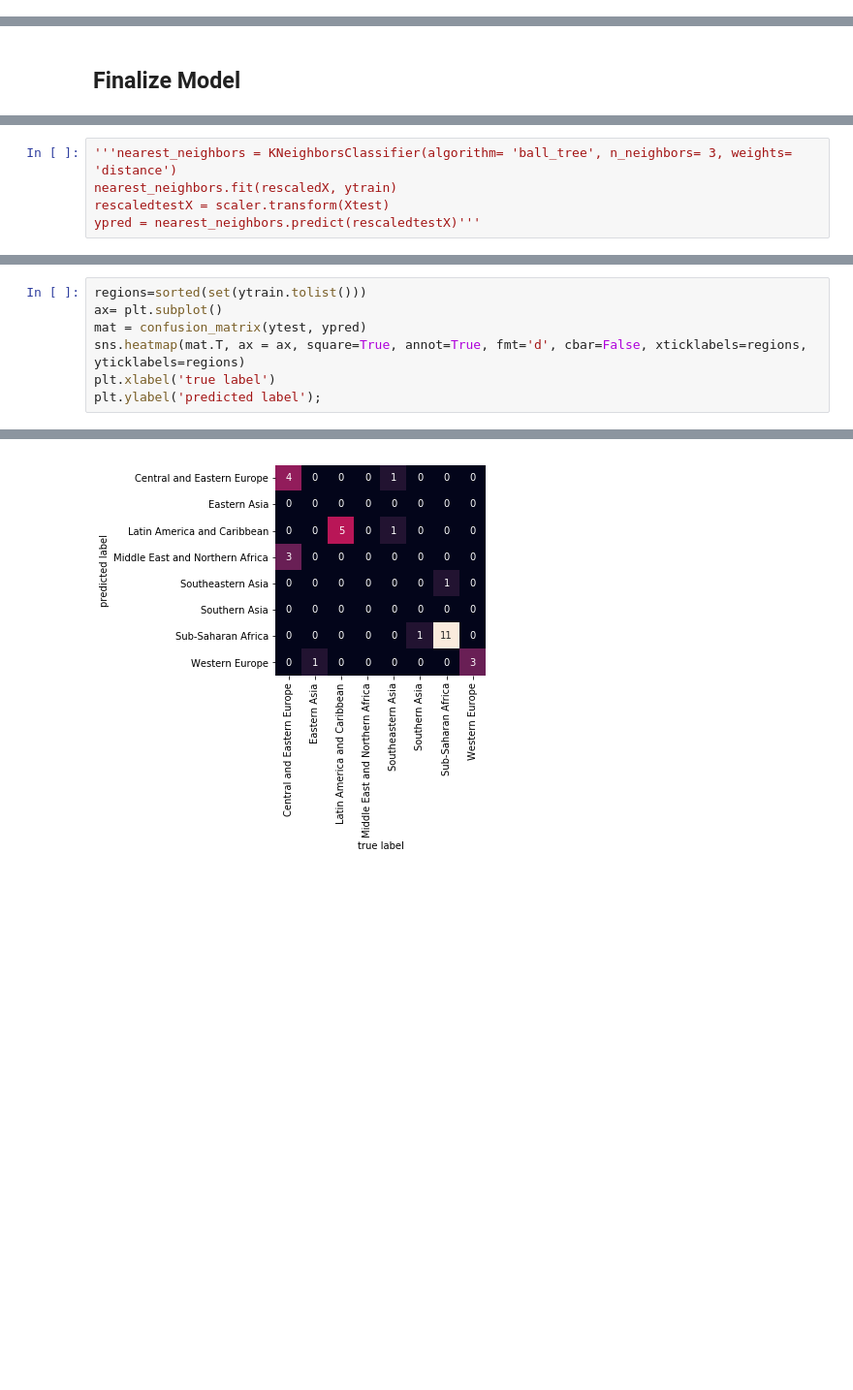
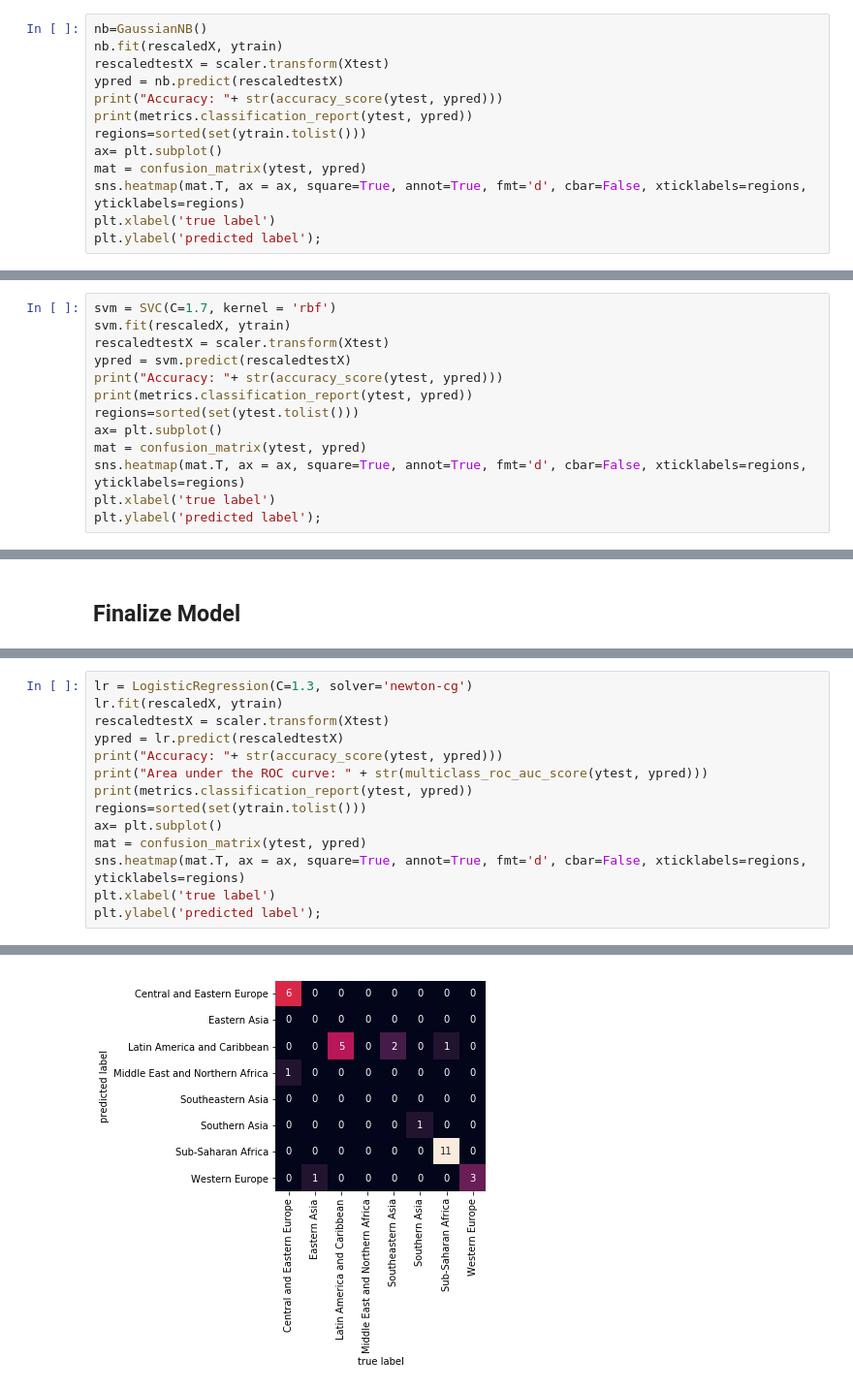
Before and after one commit to fsssa-iscteiulpt/FCD, a Jupyter notebook: Machine Learning FCD.ipynb, the cells around one changed output, grey strips where cells are left out. Shown at 97% size. Saved outputs shown, nothing was run; the diff lists cells and outputs as text; blank space fills up the shorter version.

```diff
--- a/Machine Learning FCD.ipynb
+++ b/Machine Learning FCD.ipynb
@@ -334,0 +460,13 @@ Best: 0.674797 using {'algorithm': 'ball_tree', 'n_neighbors': 3, 'weights': 'di
+# %%
+nb=GaussianNB()
+nb.fit(rescaledX, ytrain)
+rescaledtestX = scaler.transform(Xtest)
+ypred = nb.predict(rescaledtestX)
+print("Accuracy: "+ str(accuracy_score(ytest, ypred)))
+print(metrics.classification_report(ytest, ypred))
+regions=sorted(set(ytrain.tolist()))
+ax= plt.subplot()
+mat = confusion_matrix(ytest, ypred)
+sns.heatmap(mat.T, ax = ax, square=True, annot=True, fmt='d', cbar=False, xticklabels=regions, yticklabels=regions)
+plt.xlabel('true label')
+plt.ylabel('predicted label');
@@ -433,0 +509,13 @@ Best: 0.593496 using {'splitter': 'best', 'criterion': 'gini'}
+# %%
+svm = SVC(C=1.7, kernel = 'rbf')
+svm.fit(rescaledX, ytrain)
+rescaledtestX = scaler.transform(Xtest)
+ypred = svm.predict(rescaledtestX)
+print("Accuracy: "+ str(accuracy_score(ytest, ypred)))
+print(metrics.classification_report(ytest, ypred))
+regions=sorted(set(ytest.tolist()))
+ax= plt.subplot()
+mat = confusion_matrix(ytest, ypred)
+sns.heatmap(mat.T, ax = ax, square=True, annot=True, fmt='d', cbar=False, xticklabels=regions, yticklabels=regions)
+plt.xlabel('true label')
+plt.ylabel('predicted label');
@@ -717,5 +632,0 @@ Average maximum depth: 10.58
-# %%
-'''nearest_neighbors = KNeighborsClassifier(algorithm= 'ball_tree', n_neighbors= 3, weights= 'distance')
-nearest_neighbors.fit(rescaledX, ytrain)
-rescaledtestX = scaler.transform(Xtest)
-ypred = nearest_neighbors.predict(rescaledtestX)'''
@@ -748,4 +640,11 @@ Middle East and Northern Africa       0.00      0.00      0.00         3
 # %%
+lr = LogisticRegression(C=1.3, solver='newton-cg')
+lr.fit(rescaledX, ytrain)
+rescaledtestX = scaler.transform(Xtest)
+ypred = lr.predict(rescaledtestX)
+print("Accuracy: "+ str(accuracy_score(ytest, ypred)))
+print("Area under the ROC curve: " + str(multiclass_roc_auc_score(ytest, ypred)))
+print(metrics.classification_report(ytest, ypred))
 regions=sorted(set(ytrain.tolist()))
 ax= plt.subplot()
 mat = confusion_matrix(ytest, ypred)
@@ -756 +669 @@ plt.ylabel('predicted label');
-[figure, old version]
+[figure, new version]
```
Also changed, not shown: parts of 51 cells of this notebook.
